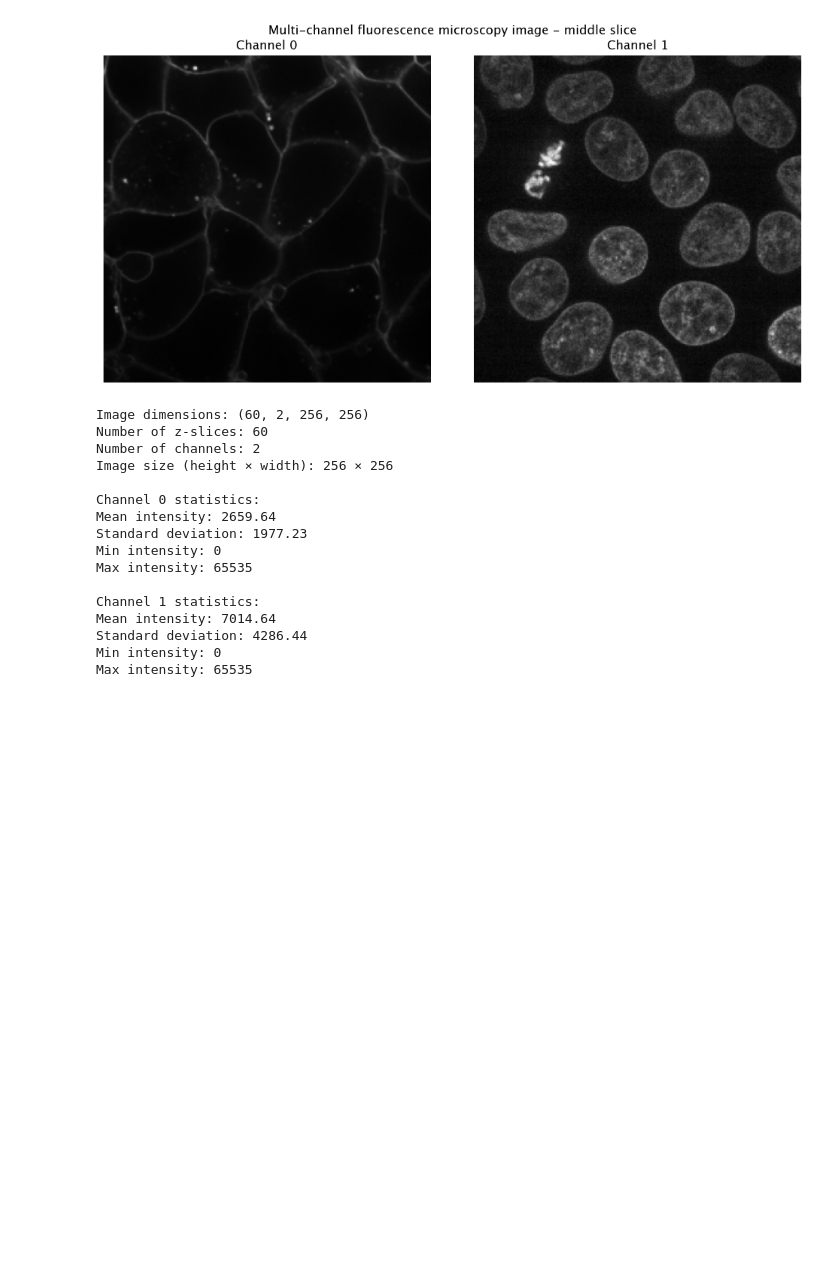
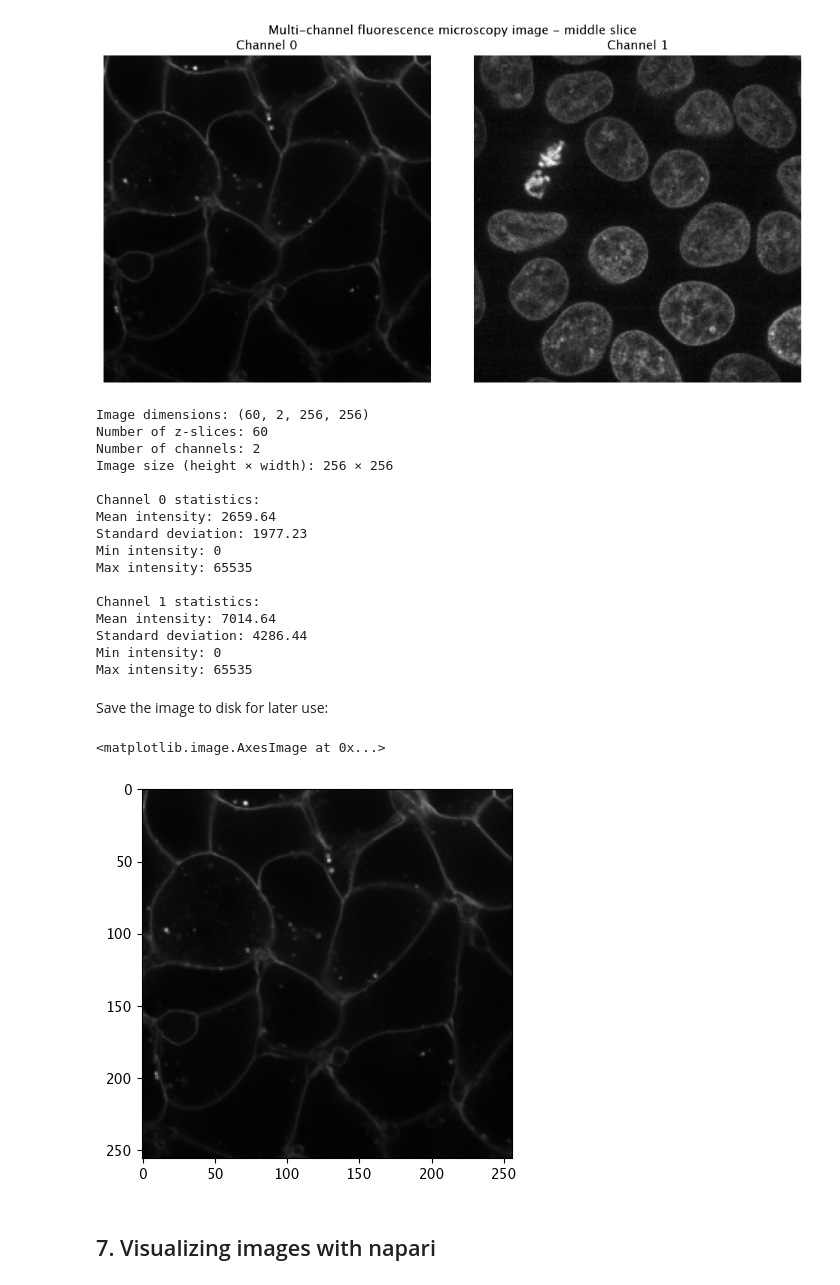
Before and after one commit to HMS-IAC/GBI-india, a Jupyter notebook: notebooks/02_Intro_to_Digital_Images.ipynb, the cells around one changed output. Drawn from its saved outputs; the diff is of its cells as text; code cells hidden in the pictures; blank space fills up the shorter version.

```diff
--- a/notebooks/02_Intro_to_Digital_Images.ipynb
+++ b/notebooks/02_Intro_to_Digital_Images.ipynb
@@ -600,3 +565,20 @@ Mean intensity: 7014.64
 Standard deviation: 4286.44
 Min intensity: 0
 Max intensity: 65535
+# %% [markdown]
+Save the image to disk for later use:
+# %%
+# save the image as tiff
+from skimage.io import imsave
+imsave('data/cells3d.tif', image)
+
+# load the image
+image_loaded = skimage.io.imread('data/cells3d.tif')
+
+# display the image
+plt.imshow(image_loaded[30, 0, :, :], cmap='gray')
+# %% [output]
+<matplotlib.image.AxesImage at 0x...>
+[figure, added]
+# %% [markdown]
+## 7. Visualizing images with napari
```
Also changed, not shown: parts of 8 cells of this notebook.
